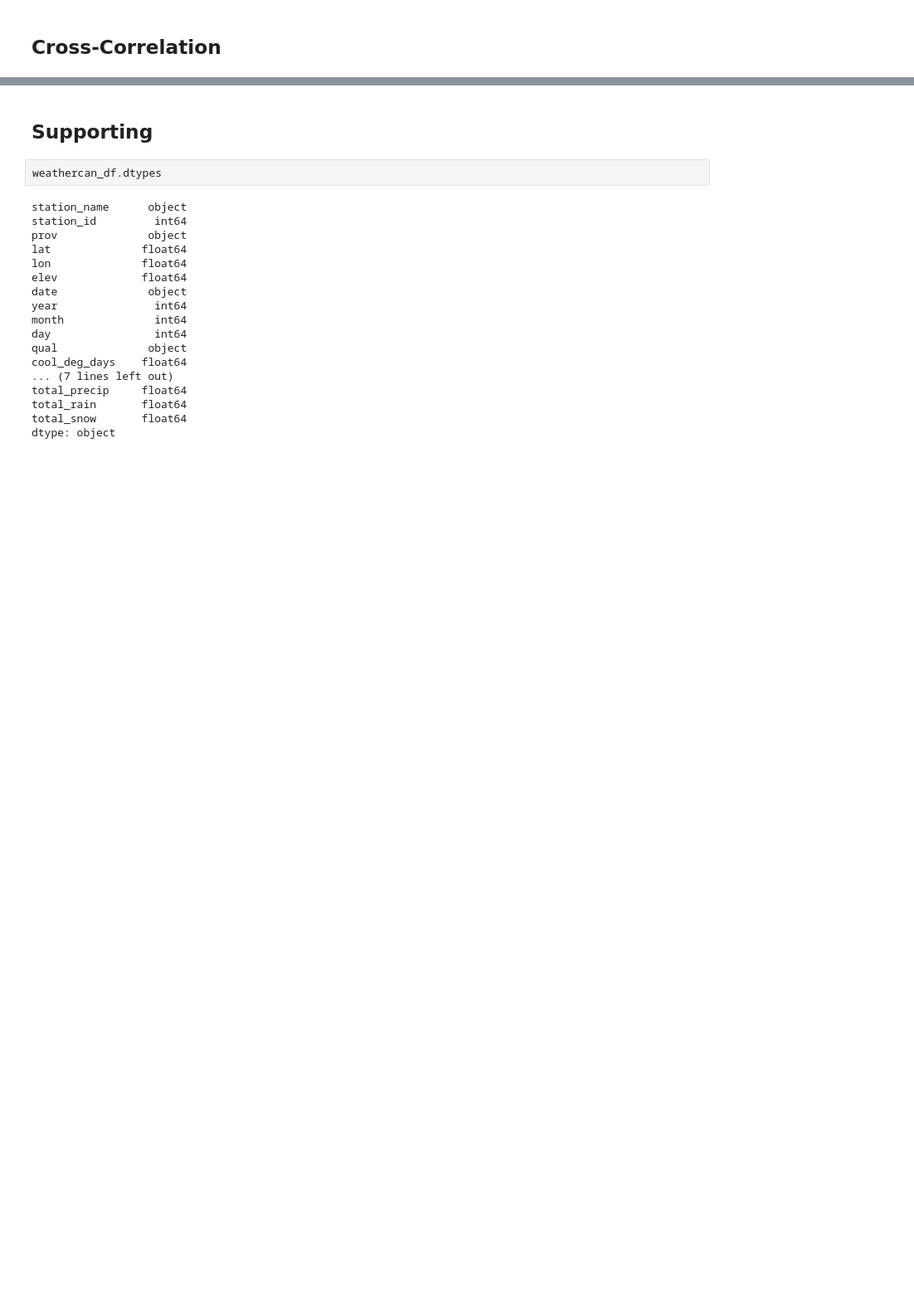
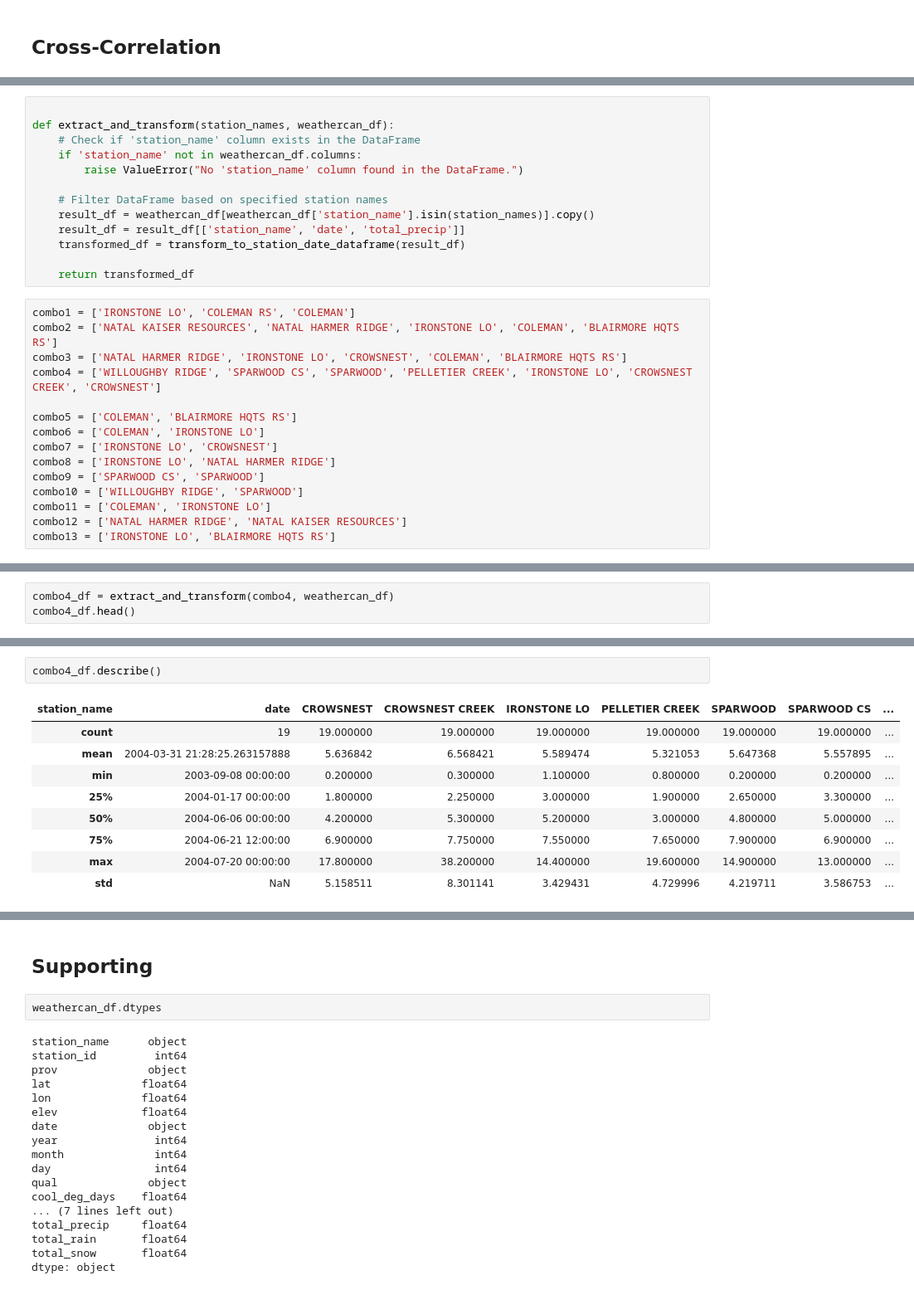
Before and after one commit to moniquebeaulieu/TM_PHES, a Jupyter notebook: EDA.ipynb, the cells around one changed output, grey strips where cells are left out. Shown at 83% size. Cells and saved outputs as stored; diff of their text form; blank space fills up the shorter version.

Commit message:
trying to find combos

```diff
--- a/EDA.ipynb
+++ b/EDA.ipynb
@@ -591,0 +628,28 @@ print(f'Correlation Matrix between {", ".join(station_names)}:\n{correlation_mat
+# %%
+
+def extract_and_transform(station_names, weathercan_df):
+    # Check if 'station_name' column exists in the DataFrame
+    if 'station_name' not in weathercan_df.columns:
+        raise ValueError("No 'station_name' column found in the DataFrame.")
+
+    # Filter DataFrame based on specified station names
+    result_df = weathercan_df[weathercan_df['station_name'].isin(station_names)].copy()
+    result_df = result_df[['station_name', 'date', 'total_precip']]
+    transformed_df = transform_to_station_date_dataframe(result_df)
+
+    return transformed_df
+# %%
+combo1 = ['IRONSTONE LO', 'COLEMAN RS', 'COLEMAN']
+combo2 = ['NATAL KAISER RESOURCES', 'NATAL HARMER RIDGE', 'IRONSTONE LO', 'COLEMAN', 'BLAIRMORE HQTS RS']
+combo3 = ['NATAL HARMER RIDGE', 'IRONSTONE LO', 'CROWSNEST', 'COLEMAN', 'BLAIRMORE HQTS RS']
+combo4 = ['WILLOUGHBY RIDGE', 'SPARWOOD CS', 'SPARWOOD', 'PELLETIER CREEK', 'IRONSTONE LO', 'CROWSNEST CREEK', 'CROWSNEST']
+
+combo5 = ['COLEMAN', 'BLAIRMORE HQTS RS']
+combo6 = ['COLEMAN', 'IRONSTONE LO']
+combo7 = ['IRONSTONE LO', 'CROWSNEST']
+combo8 = ['IRONSTONE LO', 'NATAL HARMER RIDGE']
+combo9 = ['SPARWOOD CS', 'SPARWOOD']
+combo10 = ['WILLOUGHBY RIDGE', 'SPARWOOD']
+combo11 = ['COLEMAN', 'IRONSTONE LO']
+combo12 = ['NATAL HARMER RIDGE', 'NATAL KAISER RESOURCES']
+combo13 = ['IRONSTONE LO', 'BLAIRMORE HQTS RS']
@@ -591,0 +758,3 @@ print(f'Correlation Matrix between {", ".join(station_names)}:\n{correlation_mat
+# %%
+combo4_df = extract_and_transform(combo4, weathercan_df)
+combo4_df.head()
@@ -591,0 +768,12 @@ print(f'Correlation Matrix between {", ".join(station_names)}:\n{correlation_mat
+# %%
+combo4_df.describe()
+# %% [output]
+| station_name | date | CROWSNEST | CROWSNEST CREEK | IRONSTONE LO | PELLETIER CREEK | SPARWOOD | SPARWOOD CS | ... |
+| count | 19 | 19.000000 | 19.000000 | 19.000000 | 19.000000 | 19.000000 | 19.000000 | ... |
+| mean | 2004-03-31 21:28:25.263157888 | 5.636842 | 6.568421 | 5.589474 | 5.321053 | 5.647368 | 5.557895 | ... |
+| min | 2003-09-08 00:00:00 | 0.200000 | 0.300000 | 1.100000 | 0.800000 | 0.200000 | 0.200000 | ... |
+| 25% | 2004-01-17 00:00:00 | 1.800000 | 2.250000 | 3.000000 | 1.900000 | 2.650000 | 3.300000 | ... |
+| 50% | 2004-06-06 00:00:00 | 4.200000 | 5.300000 | 5.200000 | 3.000000 | 4.800000 | 5.000000 | ... |
+| 75% | 2004-06-21 12:00:00 | 6.900000 | 7.750000 | 7.550000 | 7.650000 | 7.900000 | 6.900000 | ... |
+| max | 2004-07-20 00:00:00 | 17.800000 | 38.200000 | 14.400000 | 19.600000 | 14.900000 | 13.000000 | ... |
+| std | NaN | 5.158511 | 8.301141 | 3.429431 | 4.729996 | 4.219711 | 3.586753 | ... |
```
Also changed, not shown: parts of 33 cells of this notebook, 1 other file.
